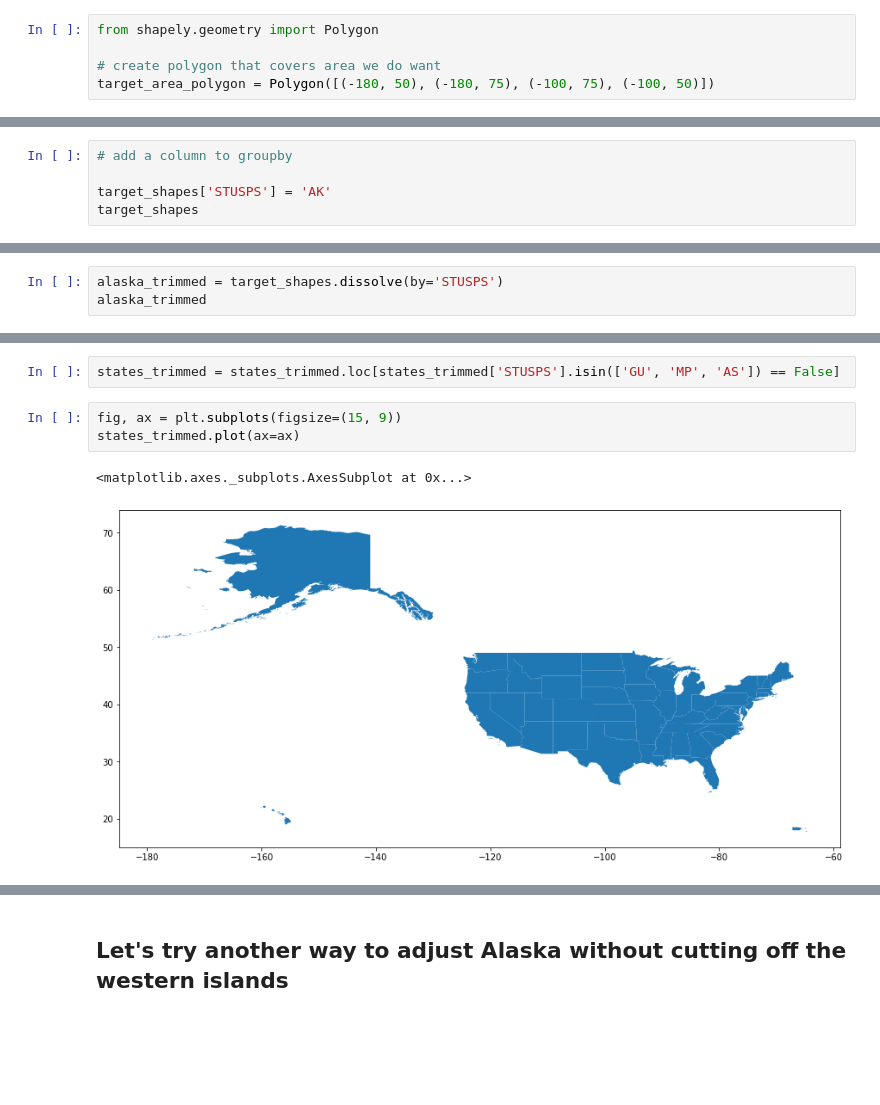
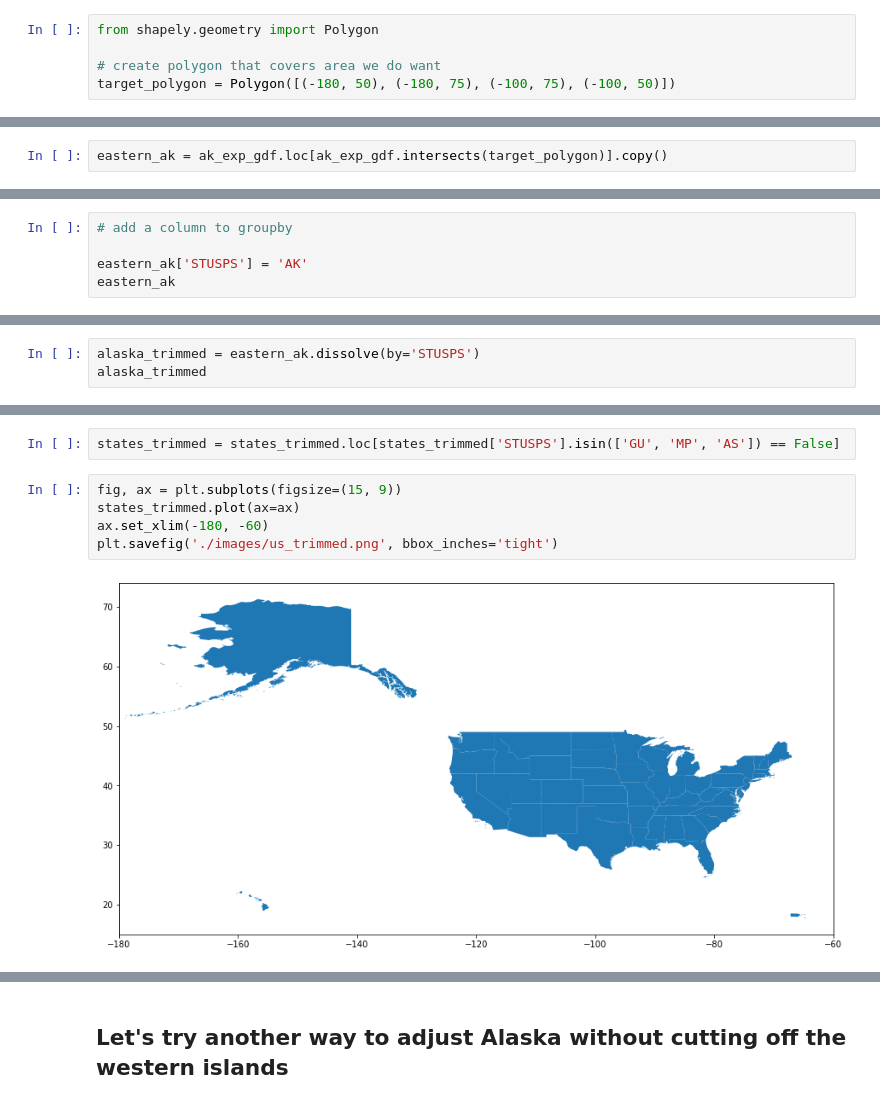
Before and after one commit to allisoncstafford/splitting_shapes, a Jupyter notebook: splitting_shapefiles.ipynb, the cells around one changed output, grey strips where cells are left out. Cells and saved outputs as stored; diff of their text form; blank space fills up the shorter version.

```diff
--- a/splitting_shapefiles.ipynb
+++ b/splitting_shapefiles.ipynb
@@ -101,4 +106,4 @@ finding alaska polygons that are on the contiguous states' side of the internati
 from shapely.geometry import Polygon
 
 # create polygon that covers area we do want
-target_area_polygon = Polygon([(-180, 50), (-180, 75), (-100, 75), (-100, 50)])
+target_polygon = Polygon([(-180, 50), (-180, 75), (-100, 75), (-100, 50)])
@@ -130,0 +129,2 @@ target_shapes.plot()
+# %%
+eastern_ak = ak_exp_gdf.loc[ak_exp_gdf.intersects(target_polygon)].copy()
@@ -138,6 +145,6 @@ alaska_gdf
 # %%
 # add a column to groupby
 
-target_shapes['STUSPS'] = 'AK'
-target_shapes
+eastern_ak['STUSPS'] = 'AK'
+eastern_ak
 # %% [output]
@@ -162,5 +164,5 @@ See the caveats in the documentation: http://pandas.pydata.org/pandas-docs/stabl
 # %%
-alaska_trimmed = target_shapes.dissolve(by='STUSPS')
+alaska_trimmed = eastern_ak.dissolve(by='STUSPS')
 alaska_trimmed
 # %% [output]
 |  | geometry |
@@ -186,6 +188,7 @@ states_trimmed = states_trimmed.loc[states_trimmed['STUSPS'].isin(['GU', 'MP', '
 # %%
 fig, ax = plt.subplots(figsize=(15, 9))
 states_trimmed.plot(ax=ax)
+ax.set_xlim(-180, -60)
+plt.savefig('./images/us_trimmed.png', bbox_inches='tight')
 # %% [output]
-<matplotlib.axes._subplots.AxesSubplot at 0x...>
-[figure, old version]
+[figure, new version]
```
Also changed, not shown: parts of 51 cells of this notebook, 14 other files.
